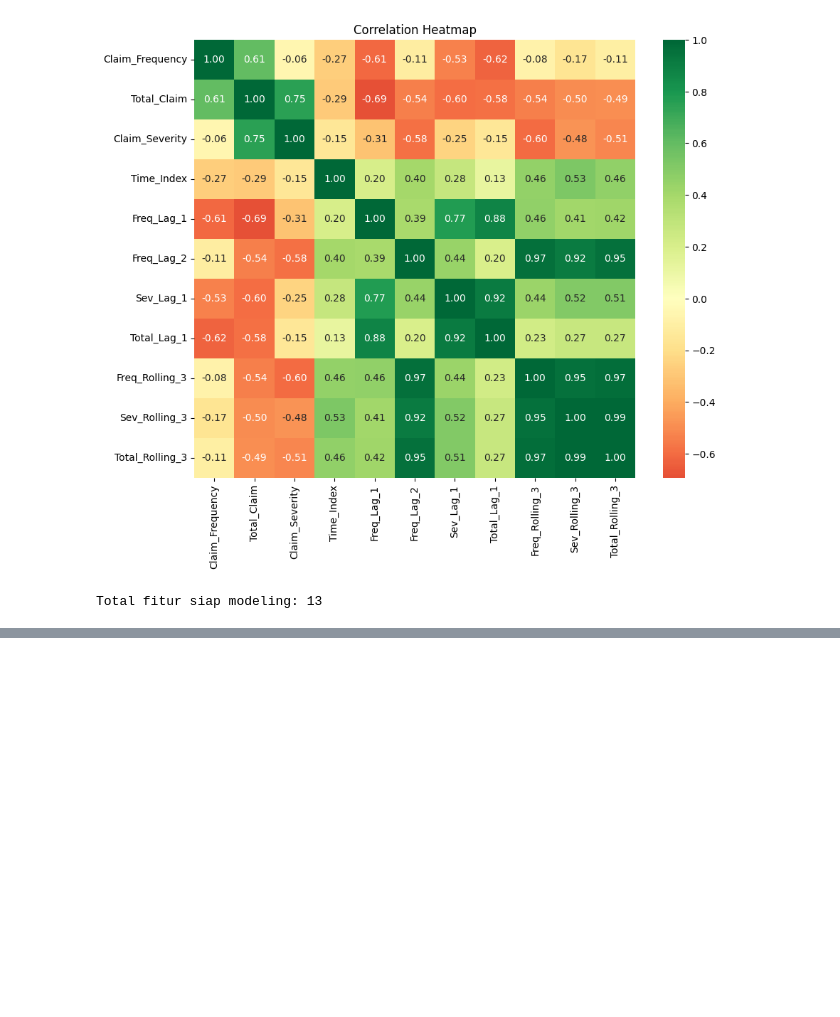
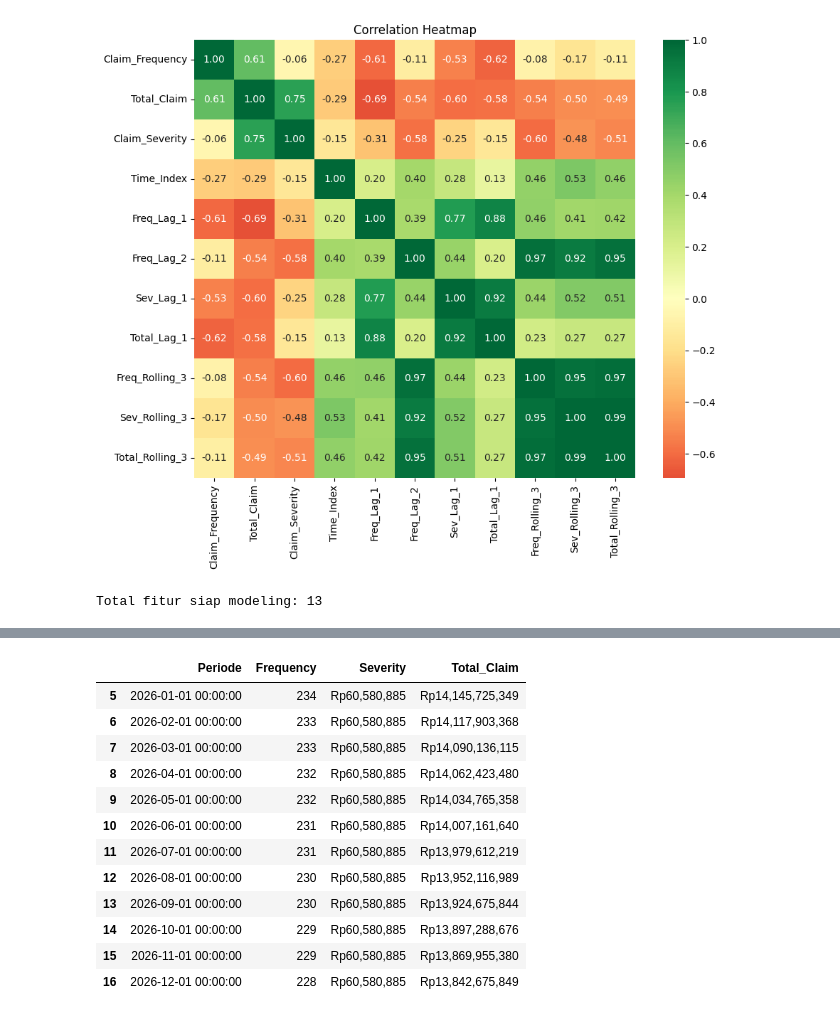
Before and after one commit to ababilkhoerulimam/insurance-claim-forecasting-mcfitb26, a Jupyter notebook: REVISI2.ipynb, the cells around one changed output, grey strips where cells are left out. Cells and saved outputs as stored; diff of their text form; code cells hidden in the pictures; blank space fills up the shorter version.

Commit message:
XARIMA dan XGBoost

```diff
--- a/REVISI2.ipynb
+++ b/REVISI2.ipynb
@@ -626,0 +765,65 @@ Total fitur siap modeling: 13
+# %%
+# =================================================================
+# 1. RETRAIN & FORECAST (FULL 17 MONTHS: Aug 2025 - Dec 2026)
+# =================================================================
+# Retrain model XARIMA pada seluruh data (Jan 2024 - Jul 2025)
+model_final = SARIMAX(
+    df_monthly['Claim_Frequency'],
+    exog=df_monthly[['Risk_Index_Lag_1']],
+    order=(1,0,1),
+    enforce_stationarity=False,
+    enforce_invertibility=False
+).fit(method='powell', maxiter=500, disp=False)
+
+# Horizon: 17 bulan (5 bulan 2025 + 12 bulan 2026)
+future_dates = pd.date_range(start='2025-08-01', periods=17, freq='MS')
+future_exog = np.tile(df_monthly['Risk_Index_Lag_1'].mean(), (17, 1))
+
+# Prediksi Frekuensi
+forecast_freq = model_final.forecast(steps=17, exog=future_exog)
+forecast_freq = np.maximum(forecast_freq, 0) # Safety net
+
+# Setup Severitas (Asumsi: 2025 pakai rata-rata, 2026 baru kena inflasi 10%)
+avg_sev_2025 = df_monthly['Claim_Severity'].mean()
+medical_inflation_2026 = 1.10
+
+# Gabungkan hasil ke DataFrame Master
+df_master_forecast = pd.DataFrame({
+    'Periode': future_dates,
+    'Frequency': forecast_freq.values,
+    'Severity': [avg_sev_2025 if d.year == 2025 else avg_sev_2025 * medical_inflation_2026 for d in future_dates]
+})
+df_master_forecast['Total_Claim'] = df_master_forecast['Frequency'] * df_master_forecast['Severity']
+
+# =================================================================
+# 2. MAPPING KE FORMAT SAMPLE SUBMISSION (AUG - DEC 2025)
+# =================================================================
+# Baca template submission
+submission = pd.read_csv('sample_submission.csv')
+
+# Loop untuk mengisi nilai berdasarkan ID (YYYY_MM_Metric)
+for idx, row in df_master_forecast[df_master_forecast['Periode'].dt.year == 2025].iterrows():
+    month_str = row['Periode'].strftime('%Y_%m')
+
+    # Isi Frequency
+    submission.loc[submission['id'] == f"{month_str}_Claim_Frequency", 'value'] = row['Frequency']
+    # Isi Severity
+    submission.loc[submission['id'] == f"{month_str}_Claim_Severity", 'value'] = row['Severity']
+    # Isi Total Claim
+    submission.loc[submission['id'] == f"{month_str}_Total_Claim", 'value'] = row['Total_Claim']
+
+# Simpan hasil akhir untuk dikumpulkan ke Kaggle
+submission.to_csv('final_submission_XARIMA.csv', index=False)
+print("✅ File 'final_submission_XARIMA.csv' berhasil dibuat (Agustus-Desember 2025).")
+
+# =================================================================
+# 3. TAMPILAN UNTUK LAPORAN (DATA 2026)
+# =================================================================
+df_report_2026 = df_master_forecast[df_master_forecast['Periode'].dt.year == 2026].copy()
+print("\n--- 📊 PROYEKSI STRATEGIS TAHUN 2026 ---")
+display(df_report_2026.style.format({
+    'Frequency': '{:.0f}',
+    'Severity': 'Rp{:,.0f}',
+    'Total_Claim': 'Rp{:,.0f}'
+}))
+# %% [output]
@@ -626,0 +833,13 @@ Total fitur siap modeling: 13
+|  | Periode | Frequency | Severity | Total_Claim |
+| 5 | 2026-01-01 00:00:00 | 234 | Rp60,580,885 | Rp14,145,725,349 |
+| 6 | 2026-02-01 00:00:00 | 233 | Rp60,580,885 | Rp14,117,903,368 |
+| 7 | 2026-03-01 00:00:00 | 233 | Rp60,580,885 | Rp14,090,136,115 |
+| 8 | 2026-04-01 00:00:00 | 232 | Rp60,580,885 | Rp14,062,423,480 |
+| 9 | 2026-05-01 00:00:00 | 232 | Rp60,580,885 | Rp14,034,765,358 |
+| 10 | 2026-06-01 00:00:00 | 231 | Rp60,580,885 | Rp14,007,161,640 |
+| 11 | 2026-07-01 00:00:00 | 231 | Rp60,580,885 | Rp13,979,612,219 |
+| 12 | 2026-08-01 00:00:00 | 230 | Rp60,580,885 | Rp13,952,116,989 |
+| 13 | 2026-09-01 00:00:00 | 230 | Rp60,580,885 | Rp13,924,675,844 |
+| 14 | 2026-10-01 00:00:00 | 229 | Rp60,580,885 | Rp13,897,288,676 |
+| 15 | 2026-11-01 00:00:00 | 229 | Rp60,580,885 | Rp13,869,955,380 |
+| 16 | 2026-12-01 00:00:00 | 228 | Rp60,580,885 | Rp13,842,675,849 |
```
Also changed, not shown: parts of 6 cells of this notebook, 1 other file.
